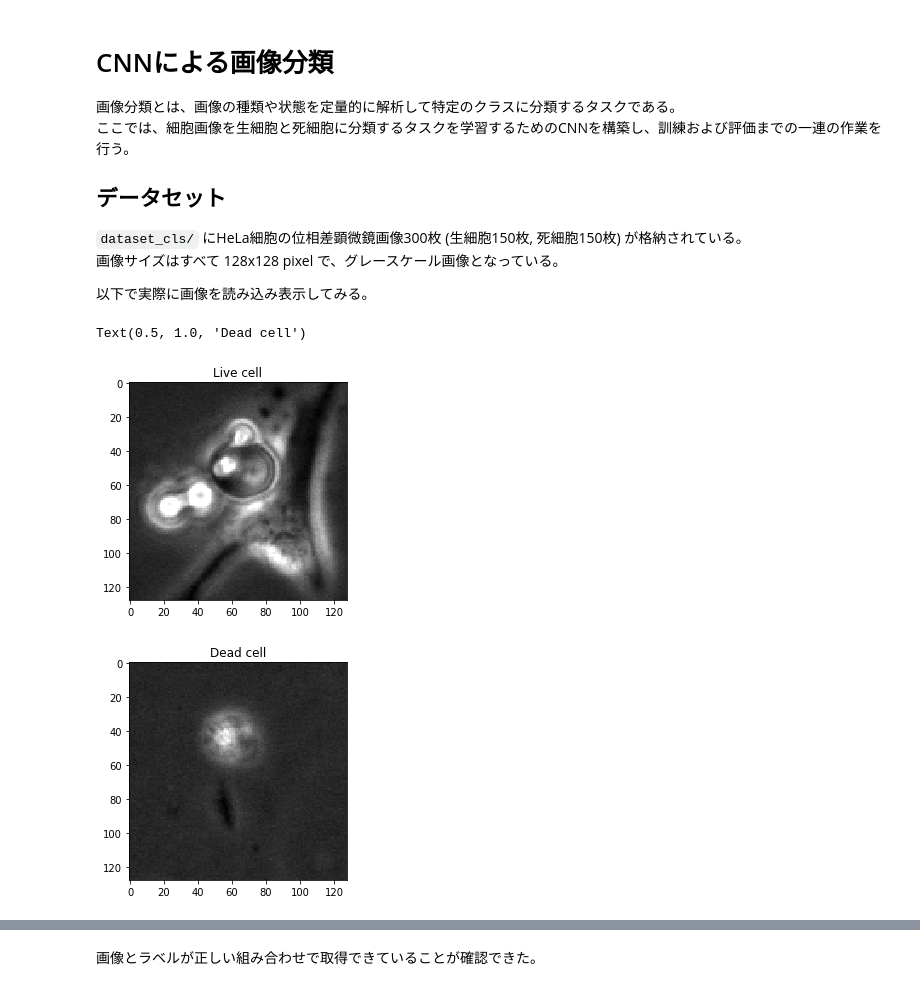
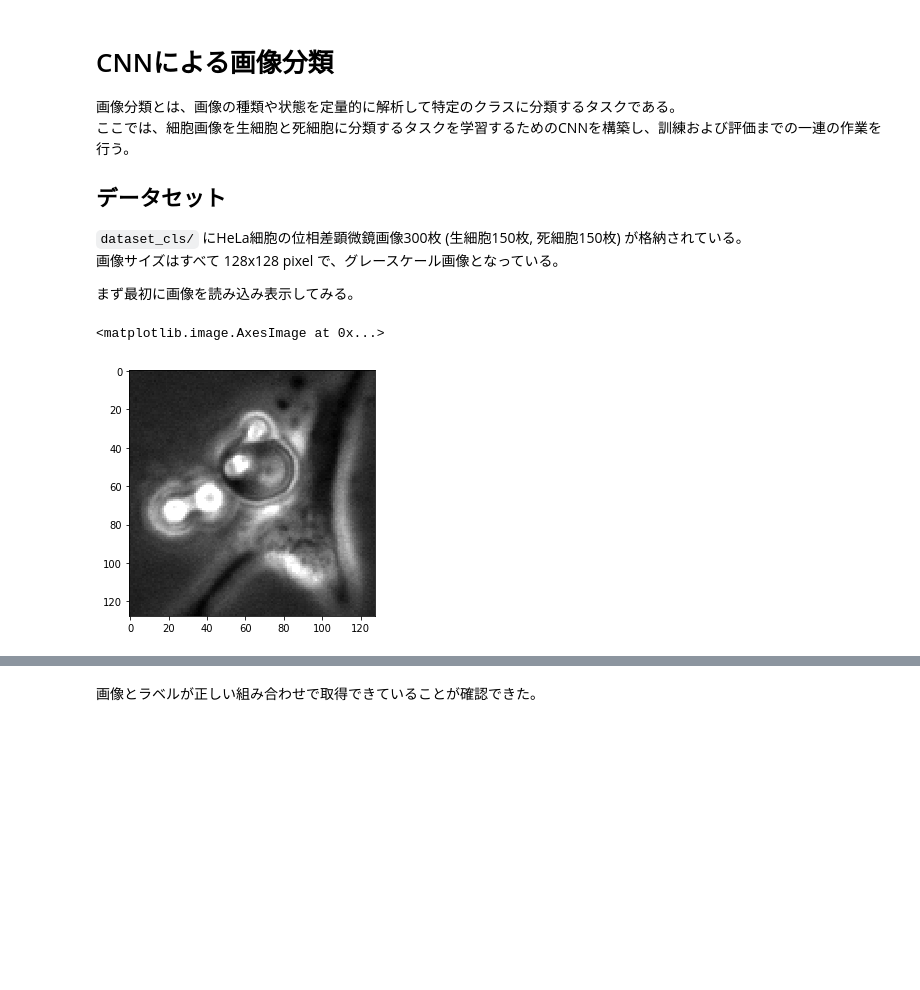
Before and after one commit to funalab/ABiSTC, a Jupyter notebook: notebooks/classification_training.ipynb, the cells around one changed output, grey strips where cells are left out. Cells and saved outputs as stored; diff of their text form; code cells hidden in the pictures; blank space fills up the shorter version.

```diff
--- a/notebooks/classification_training.ipynb
+++ b/notebooks/classification_training.ipynb
@@ -9,23 +9,13 @@
 `dataset_cls/` にHeLa細胞の位相差顕微鏡画像300枚 (生細胞150枚, 死細胞150枚) が格納されている。
 画像サイズはすべて 128x128 pixel で、グレースケール画像となっている。
 
-以下で実際に画像を読み込み表示してみる。
+まず最初に画像を読み込み表示してみる。
 # %%
 import skimage.io as io
-import matplotlib.pylab as plt
 
 %matplotlib inline
-
 img_live = io.imread('../datasets/dataset_cls/live/001.tif')
-plt.figure()
-plt.imshow(img_live, cmap='gray')
-plt.title('Live cell')
-
-img_dead = io.imread('../datasets/dataset_cls/dead/001.tif')
-plt.figure()
-plt.imshow(img_dead, cmap='gray')
-plt.title('Dead cell')
+io.imshow(img_live)
 # %% [output]
-Text(0.5, 1.0, 'Dead cell')
+<matplotlib.image.AxesImage at 0x...>
-[figure, old version]
+[figure, new version]
-[figure, removed]
```
Also changed, not shown: parts of 13 cells of this notebook.
